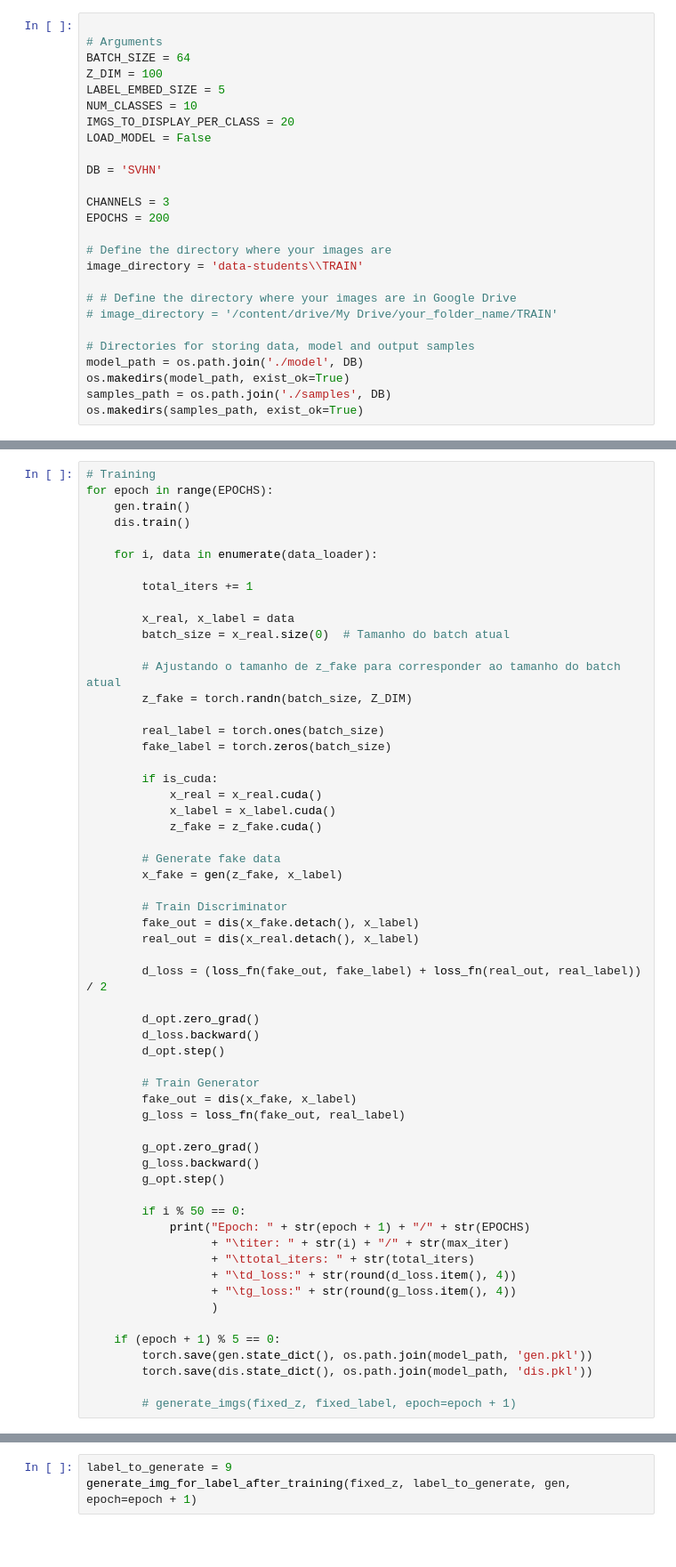
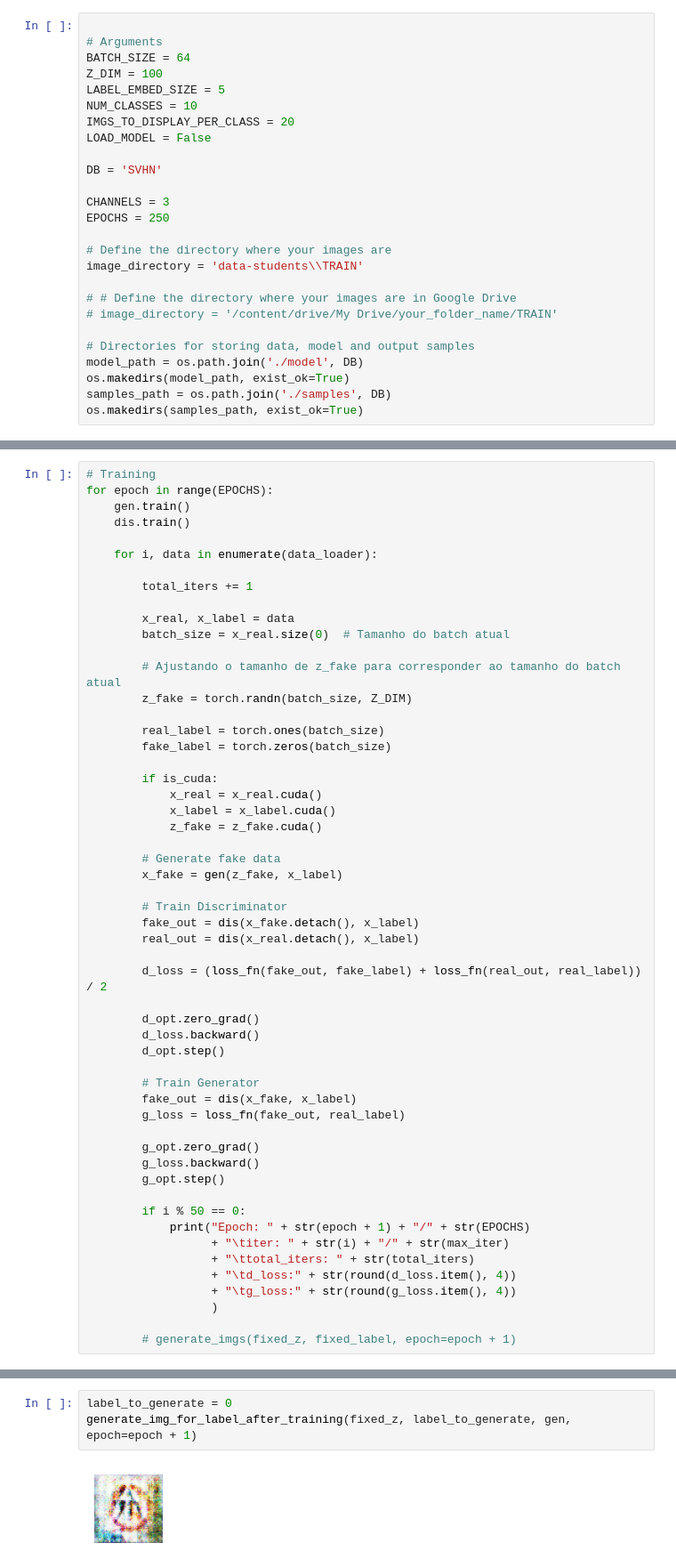
Before and after one commit to zesilva18/Generate_Images, a Jupyter notebook: cGANS.ipynb, the cells around one changed output, grey strips where cells are left out. Shown at 89% size. Drawn from its saved outputs; the diff is of its cells as text; blank space fills up the shorter version.

```diff
--- a/cGANS.ipynb
+++ b/cGANS.ipynb
@@ -28,7 +28,7 @@ LOAD_MODEL = False
 DB = 'SVHN'
 
 CHANNELS = 3
-EPOCHS = 200
+EPOCHS = 250
 
 # Define the directory where your images are
 image_directory = 'data-students\\TRAIN'
@@ -237,8 +271,4 @@ for epoch in range(EPOCHS):
                   + "\tg_loss:" + str(round(g_loss.item(), 4))
                   )
 
-    if (epoch + 1) % 5 == 0:
-        torch.save(gen.state_dict(), os.path.join(model_path, 'gen.pkl'))
-        torch.save(dis.state_dict(), os.path.join(model_path, 'dis.pkl'))
-
         # generate_imgs(fixed_z, fixed_label, epoch=epoch + 1)
@@ -289,3 +344,5 @@ generate_imgs_for_all_labels(z, gen, 10)
 # %%
-label_to_generate = 9
+label_to_generate = 0
 generate_img_for_label_after_training(fixed_z, label_to_generate, gen, epoch=epoch + 1)
+# %% [output]
+[figure, added]
```
Also changed, not shown: parts of 7 cells of this notebook, 2 other files.
